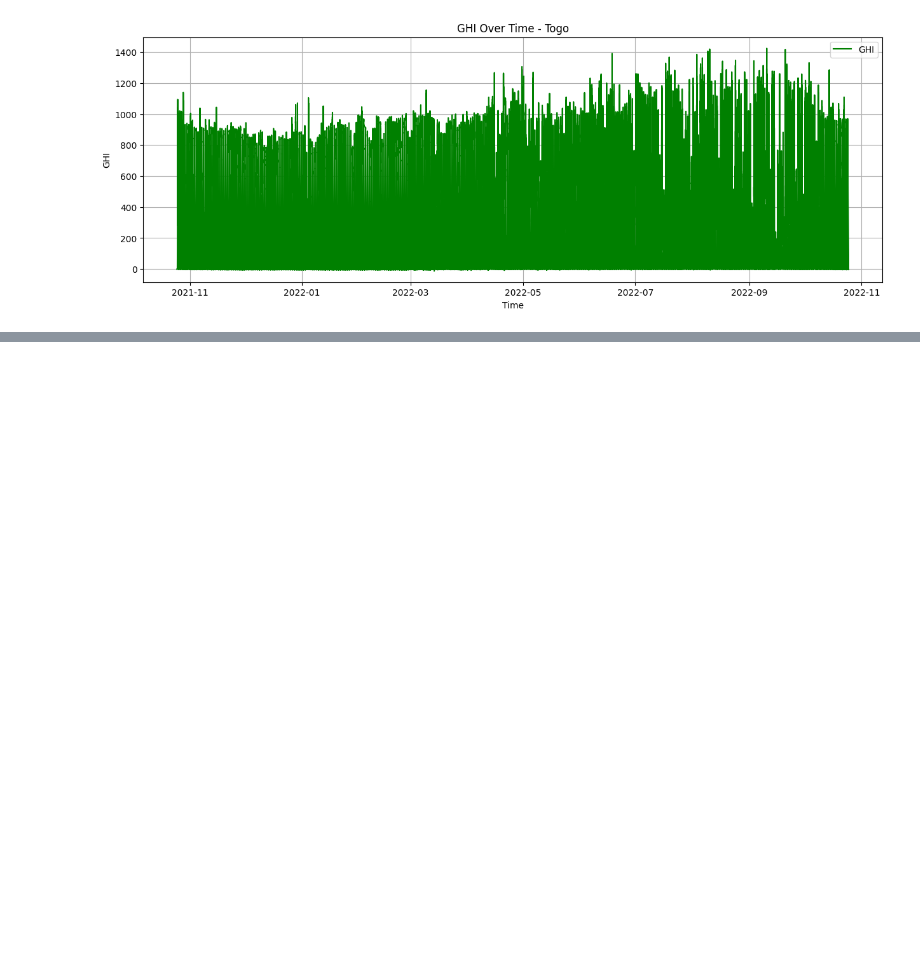
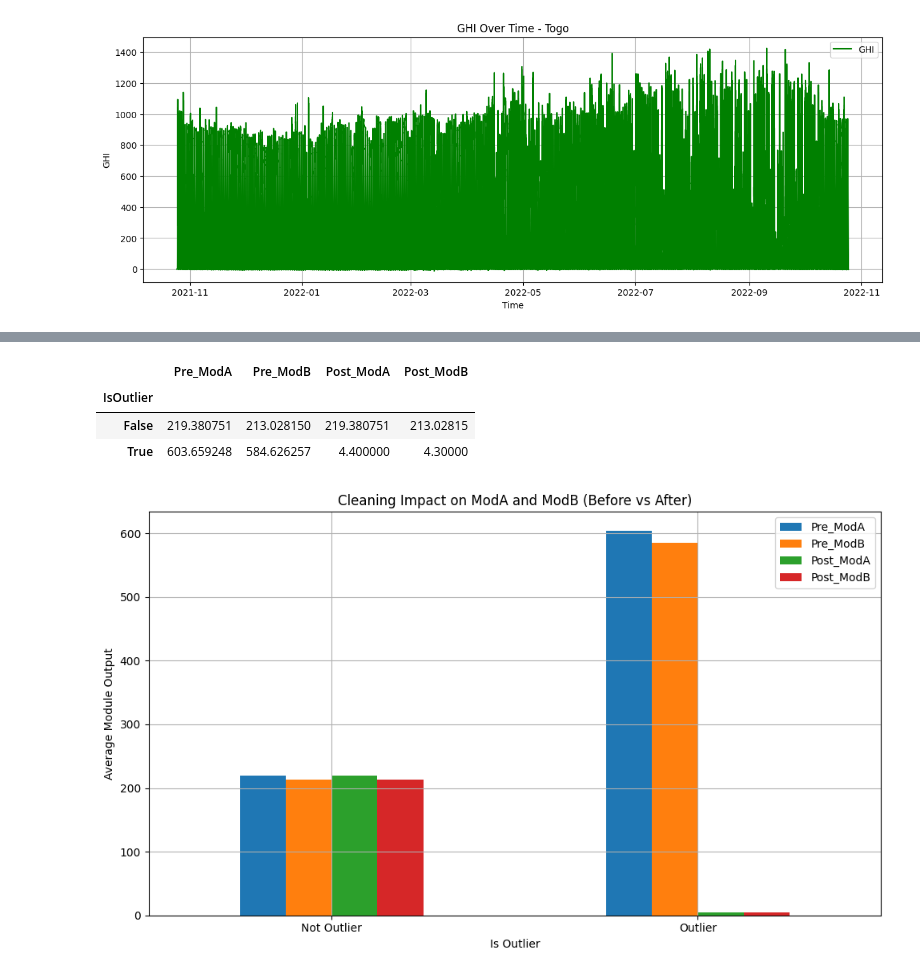
Before and after one commit to helina1abebe/solar-farm-discovery, a Jupyter notebook: notebooks/togo_eda.ipynb, the cells around one changed output, grey strips where cells are left out. Cells and saved outputs as stored; diff of their text form; code cells hidden in the pictures; blank space fills up the shorter version.

```diff
--- a/notebooks/togo_eda.ipynb
+++ b/notebooks/togo_eda.ipynb
@@ -141,0 +233,43 @@ togo_df.shape
+# %%
+import pandas as pd
+
+# Load original data (before cleaning/imputation)
+orig_df = pd.read_csv("../data/togo-dapaong_qc.csv", parse_dates=["Timestamp"])
+# %%
+from scipy.stats import zscore
+
+cols_to_check = ['GHI', 'DNI', 'DHI', 'ModA', 'ModB', 'WS', 'WSgust']
+z_scores = orig_df[cols_to_check].apply(zscore)
+orig_df['IsOutlier'] = (z_scores.abs() > 3).any(axis=1)
+# %%
+clean_df = pd.read_csv("../data/togo_clean.csv", parse_dates=["Timestamp"])
+# Check if the number of outliers in the cleaned data is less than in the original
+# %%
+# Pre-cleaning
+pre_clean_avg = orig_df.groupby('IsOutlier')[['ModA', 'ModB']].mean().rename(columns=lambda x: f"Pre_{x}")
+
+# Post-cleaning
+post_clean_avg = clean_df.groupby('IsOutlier')[['ModA', 'ModB']].mean().rename(columns=lambda x: f"Post_{x}")
+
+# Merge
+impact_df = pd.concat([pre_clean_avg, post_clean_avg], axis=1)
+impact_df
+# %% [output]
+|  | Pre_ModA | Pre_ModB | Post_ModA | Post_ModB |
+| IsOutlier |  |  |  |  |
+| False | 219.380751 | 213.028150 | 219.380751 | 213.02815 |
+| True | 603.659248 | 584.626257 | 4.400000 | 4.30000 |
+# %%
+import matplotlib.pyplot as plt
+
+impact_df.plot(kind='bar', figsize=(10, 6))
+plt.title("Cleaning Impact on ModA and ModB (Before vs After)")
+plt.ylabel("Average Module Output")
+plt.xlabel("Is Outlier")
+plt.xticks(ticks=[0, 1], labels=["Not Outlier", "Outlier"], rotation=0)
+plt.grid(True)
+plt.tight_layout()
+plt.show()
+# Save the cleaned data
+# %% [output]
+[figure, added]
```
Also changed, not shown: parts of 23 cells of this notebook, 3 other files.
